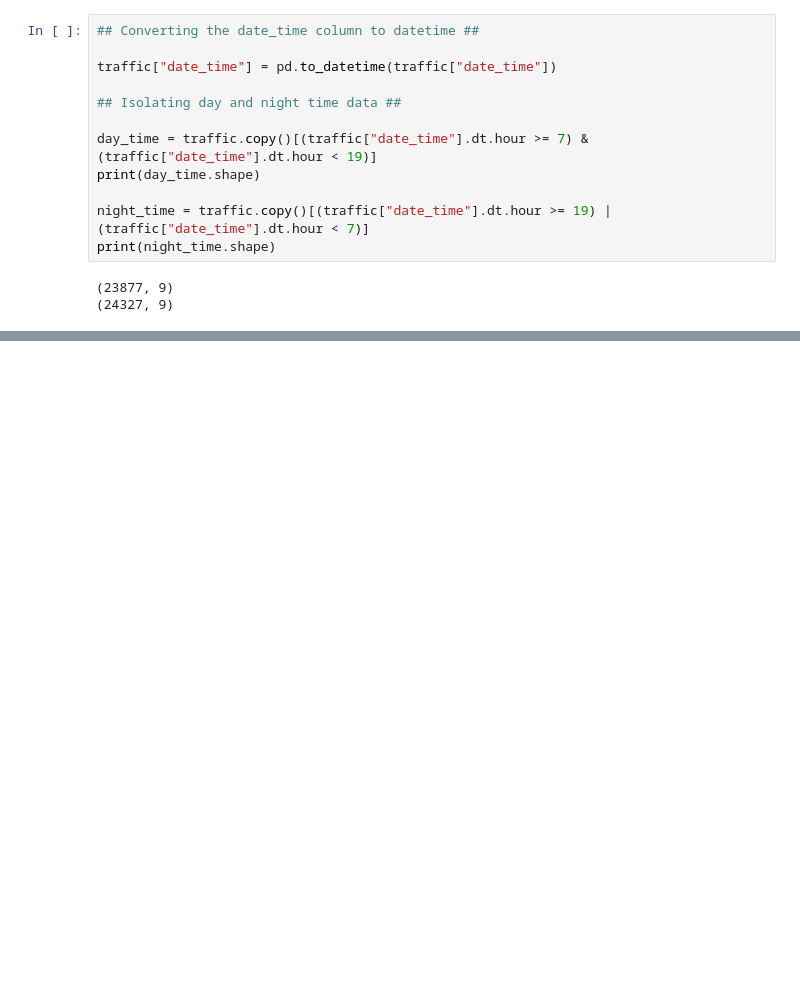
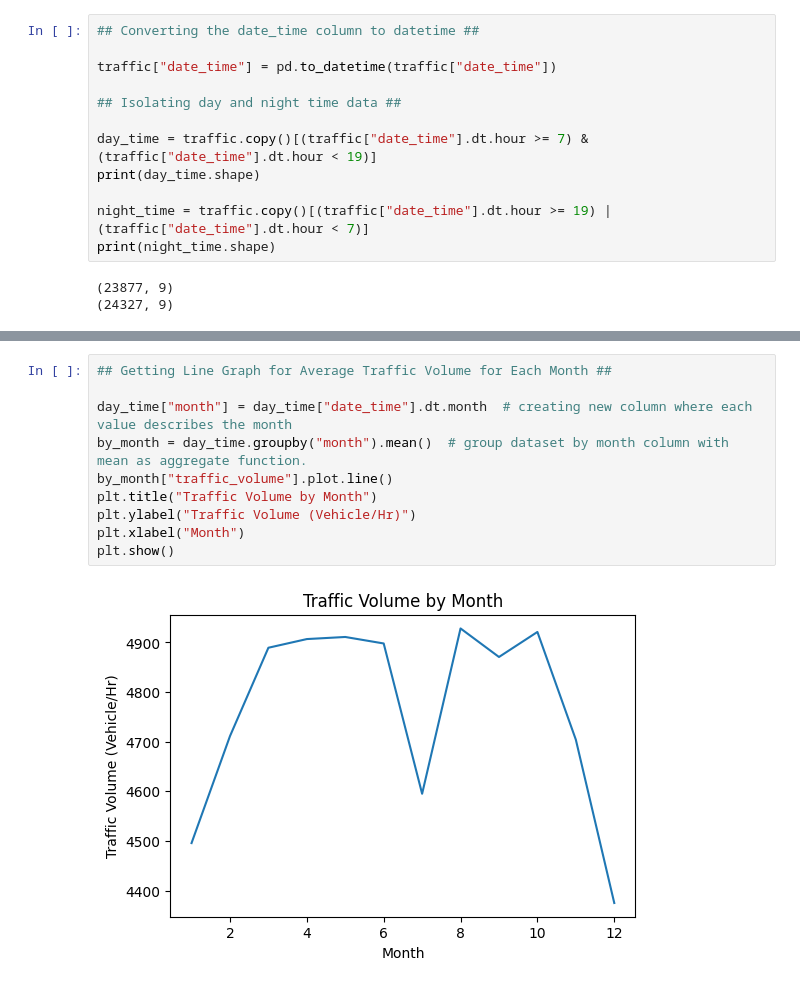
Before and after one commit to matt-heyda/Finding-Heavy-Traffic-Indicators-on-I-94, a Jupyter notebook: Finding Heavy Traffic Indicators on I-94.ipynb, the cells around one changed output, grey strips where cells are left out. Drawn from its saved outputs; the diff is of its cells as text; blank space fills up the shorter version.

```diff
--- a/Finding Heavy Traffic Indicators on I-94.ipynb
+++ b/Finding Heavy Traffic Indicators on I-94.ipynb
@@ -120,0 +190,12 @@ print(night_time.shape)
+# %%
+## Getting Line Graph for Average Traffic Volume for Each Month ##
+
+day_time["month"] = day_time["date_time"].dt.month  # creating new column where each value describes the month
+by_month = day_time.groupby("month").mean()  # group dataset by month column with mean as aggregate function.
+by_month["traffic_volume"].plot.line()
+plt.title("Traffic Volume by Month")
+plt.ylabel("Traffic Volume (Vehicle/Hr)")
+plt.xlabel("Month")
+plt.show()
+# %% [output]
+[figure, added]
```
Also changed, not shown: parts of 17 cells of this notebook.
